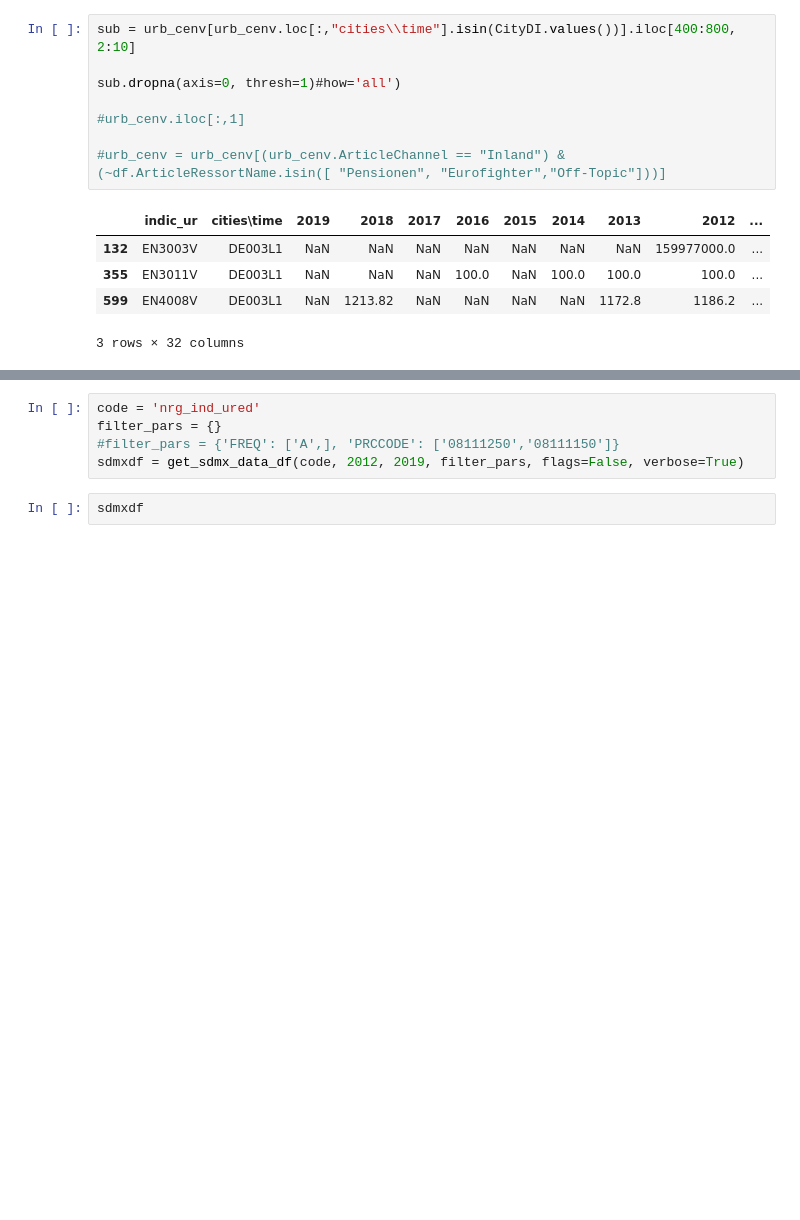
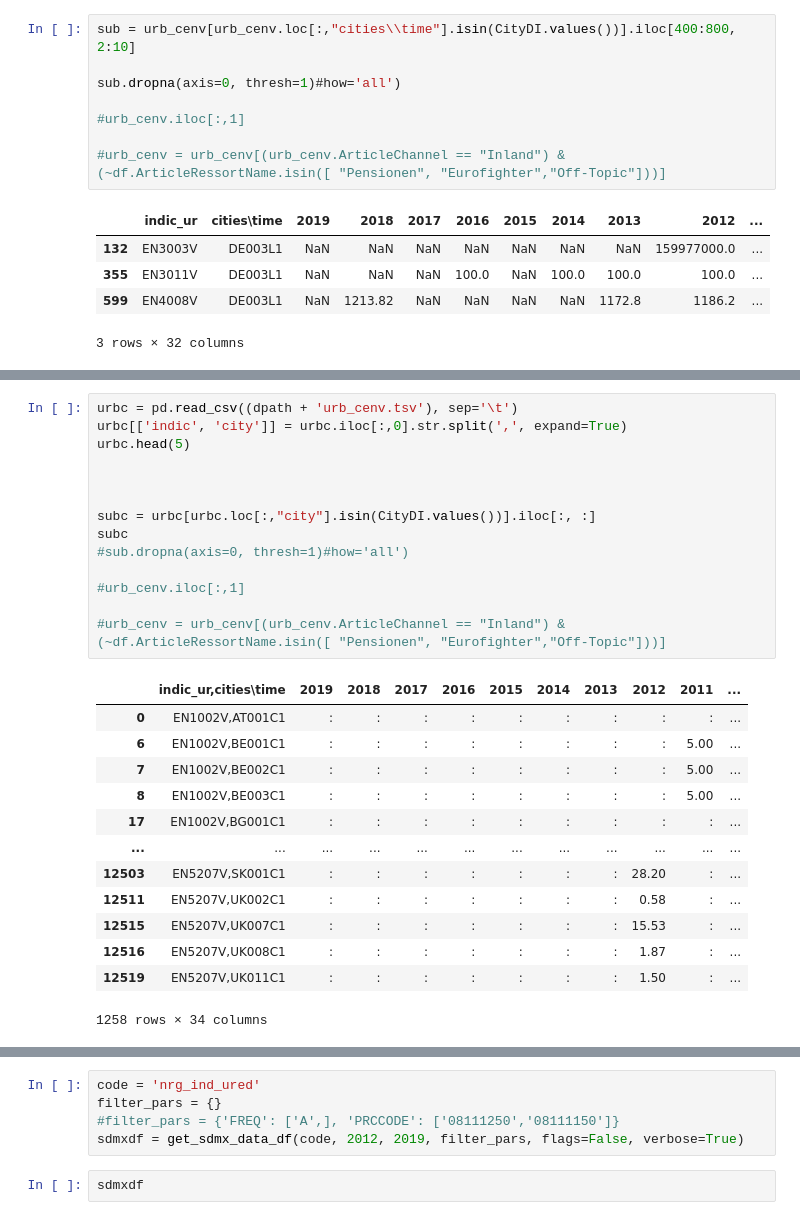
Before and after one commit to NikolasHaimerl/DOP_EX3, a Jupyter notebook: src/data_preparation/EDA dopp climate.ipynb, the cells around one changed output, grey strips where cells are left out. Saved outputs shown, nothing was run; the diff lists cells and outputs as text; blank space fills up the shorter version.

```diff
--- a/src/data_preparation/EDA dopp climate.ipynb
+++ b/src/data_preparation/EDA dopp climate.ipynb
@@ -117,3 +155,31 @@ sub.dropna(axis=0, thresh=1)#how='all')
+# %%
+urbc = pd.read_csv((dpath + 'urb_cenv.tsv'), sep='\t')
+urbc[['indic', 'city']] = urbc.iloc[:,0].str.split(',', expand=True)
+urbc.head(5)
+
+
+
+subc = urbc[urbc.loc[:,"city"].isin(CityDI.values())].iloc[:, :]
+subc
+#sub.dropna(axis=0, thresh=1)#how='all')
+
+#urb_cenv.iloc[:,1]
+
+#urb_cenv = urb_cenv[(urb_cenv.ArticleChannel == "Inland") & (~df.ArticleRessortName.isin([ "Pensionen", "Eurofighter","Off-Topic"]))]
+# %% [output]
+|  | indic_ur,cities\time | 2019 | 2018 | 2017 | 2016 | 2015 | 2014 | 2013 | 2012 | 2011 | ... |
+| 0 | EN1002V,AT001C1 | : | : | : | : | : | : | : | : | : | ... |
+| 6 | EN1002V,BE001C1 | : | : | : | : | : | : | : | : | 5.00 | ... |
+| 7 | EN1002V,BE002C1 | : | : | : | : | : | : | : | : | 5.00 | ... |
+| 8 | EN1002V,BE003C1 | : | : | : | : | : | : | : | : | 5.00 | ... |
+| 17 | EN1002V,BG001C1 | : | : | : | : | : | : | : | : | : | ... |
+| ... | ... | ... | ... | ... | ... | ... | ... | ... | ... | ... | ... |
+| 12503 | EN5207V,SK001C1 | : | : | : | : | : | : | : | 28.20 | : | ... |
+| 12511 | EN5207V,UK002C1 | : | : | : | : | : | : | : | 0.58 | : | ... |
+| 12515 | EN5207V,UK007C1 | : | : | : | : | : | : | : | 15.53 | : | ... |
+| 12516 | EN5207V,UK008C1 | : | : | : | : | : | : | : | 1.87 | : | ... |
+| 12519 | EN5207V,UK011C1 | : | : | : | : | : | : | : | 1.50 | : | ... |
+1258 rows × 34 columns
 # %%
 avail_sdmx_df = get_avail_sdmx_df()
 subset_avail_sdmx_df(avail_sdmx_df, 'city')
```
Also changed, not shown: parts of 8 cells of this notebook.
